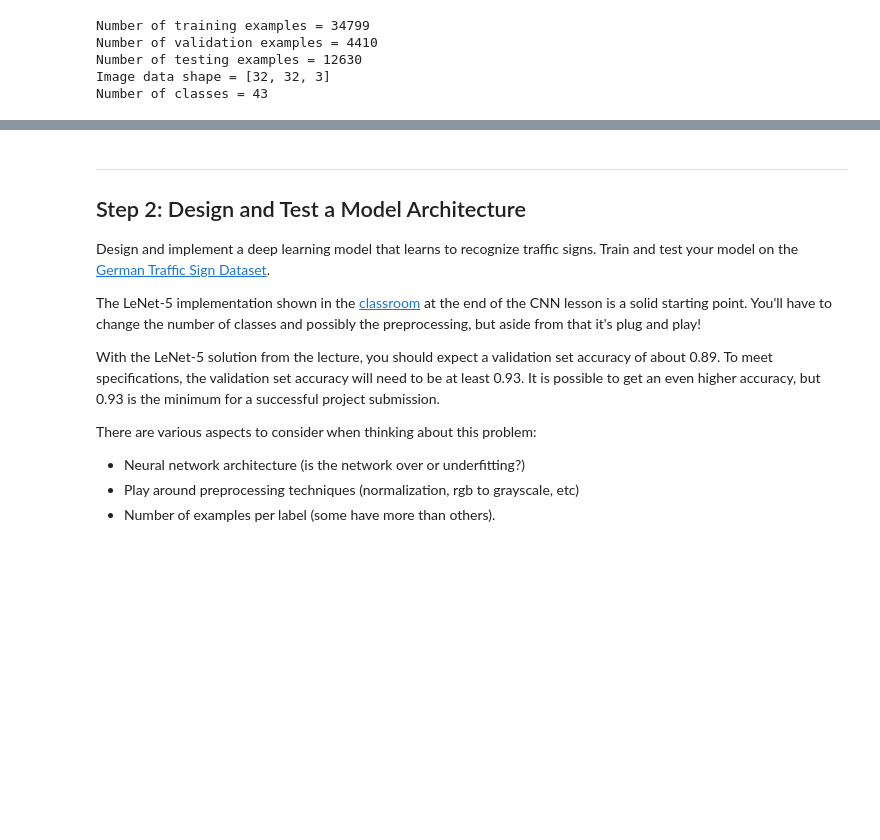
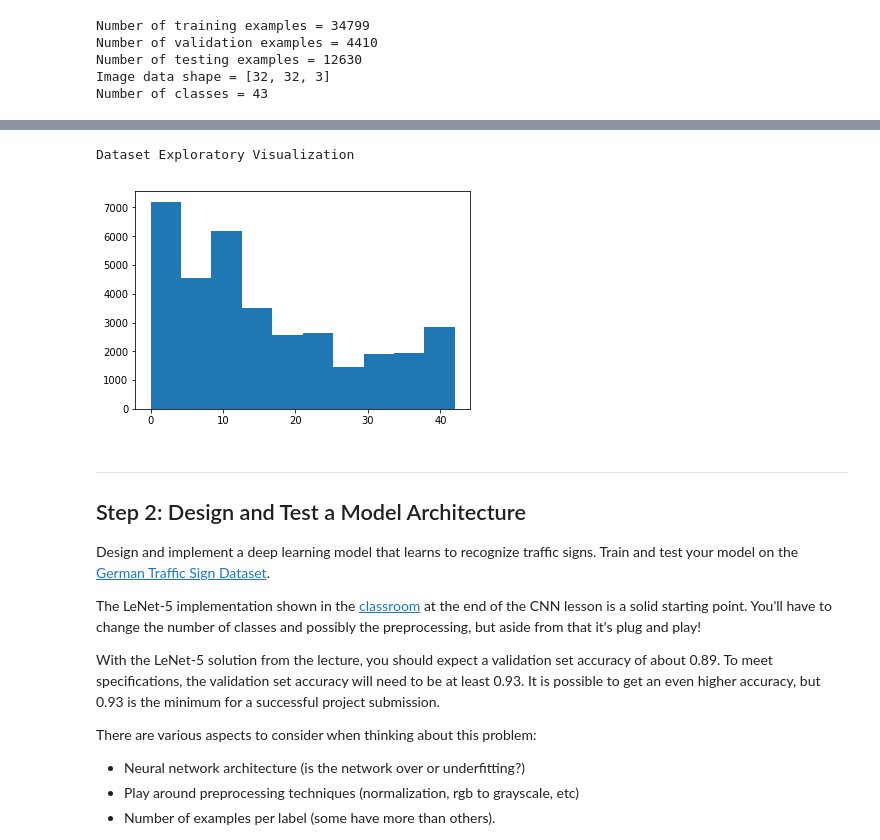
Before and after one commit to AhmedMYassin/Traffic-Sign-Classifier, a Jupyter notebook: Traffic_Sign_Classifier.ipynb, the cells around one changed output, grey strips where cells are left out. Cells and saved outputs as stored; diff of their text form; code cells hidden in the pictures; blank space fills up the shorter version.

```diff
--- a/Traffic_Sign_Classifier.ipynb
+++ b/Traffic_Sign_Classifier.ipynb
@@ -109,3 +93,11 @@ print(y_train[index])
+# %%
+print("Dataset Exploratory Visualization")
+plt.figure()
+plt.hist(y_train)
+plt.savefig('examples/plot_hist.png')
+# %% [output]
+Dataset Exploratory Visualization
+[figure, added]
 # %% [markdown]
 ----
 
```
Also changed, not shown: parts of 19 cells of this notebook, 15 other files.
